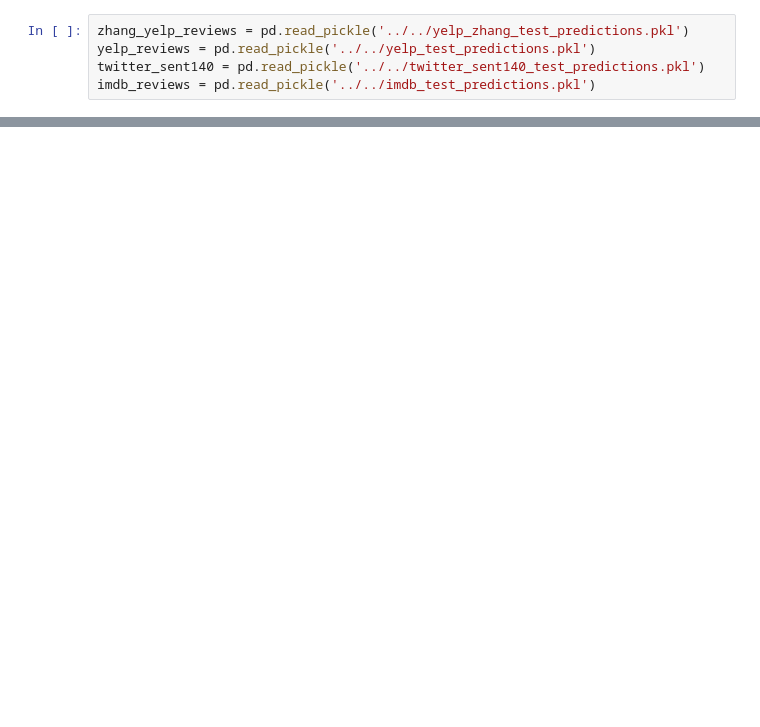
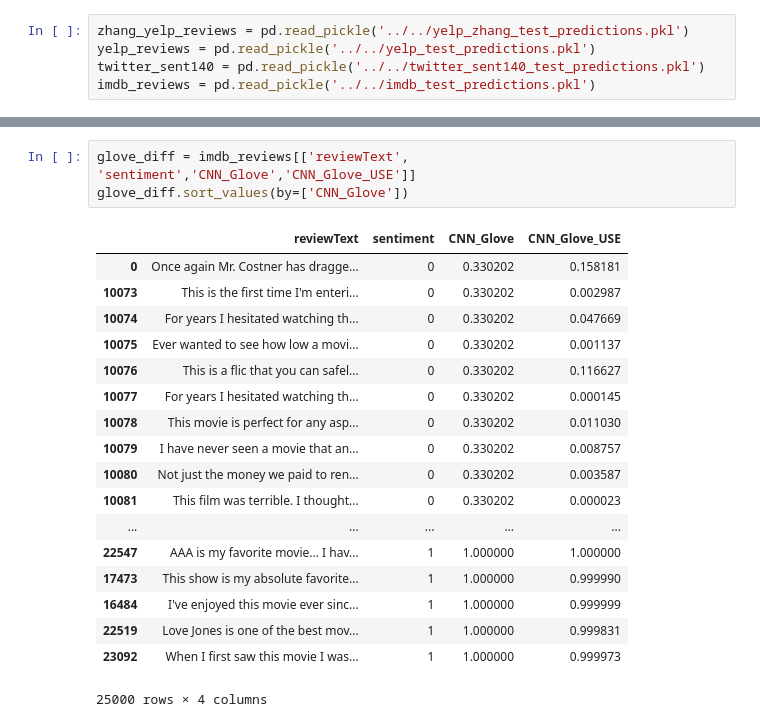
Before and after one commit to lance-miles/w266FinalProject-Amazon, a Jupyter notebook: Notebook/Amazon Reviews - Error Analysis.ipynb, the cells around one changed output, grey strips where cells are left out. Drawn from its saved outputs; the diff is of its cells as text; blank space fills up the shorter version.

```diff
--- a/Notebook/Amazon Reviews - Error Analysis.ipynb
+++ b/Notebook/Amazon Reviews - Error Analysis.ipynb
@@ -40,0 +82,22 @@ imdb_reviews.sort_values(by=['w2V_diff'])
+# %%
+glove_diff = imdb_reviews[['reviewText', 'sentiment','CNN_Glove','CNN_Glove_USE']]
+glove_diff.sort_values(by=['CNN_Glove'])
+# %% [output]
+|  | reviewText | sentiment | CNN_Glove | CNN_Glove_USE |
+| 0 | Once again Mr. Costner has dragge... | 0 | 0.330202 | 0.158181 |
+| 10073 | This is the first time I'm enteri... | 0 | 0.330202 | 0.002987 |
+| 10074 | For years I hesitated watching th... | 0 | 0.330202 | 0.047669 |
+| 10075 | Ever wanted to see how low a movi... | 0 | 0.330202 | 0.001137 |
+| 10076 | This is a flic that you can safel... | 0 | 0.330202 | 0.116627 |
+| 10077 | For years I hesitated watching th... | 0 | 0.330202 | 0.000145 |
+| 10078 | This movie is perfect for any asp... | 0 | 0.330202 | 0.011030 |
+| 10079 | I have never seen a movie that an... | 0 | 0.330202 | 0.008757 |
+| 10080 | Not just the money we paid to ren... | 0 | 0.330202 | 0.003587 |
+| 10081 | This film was terrible. I thought... | 0 | 0.330202 | 0.000023 |
+| ... | ... | ... | ... | ... |
+| 22547 | AAA is my favorite movie... I hav... | 1 | 1.000000 | 1.000000 |
+| 17473 | This show is my absolute favorite... | 1 | 1.000000 | 0.999990 |
+| 16484 | I've enjoyed this movie ever sinc... | 1 | 1.000000 | 0.999999 |
+| 22519 | Love Jones is one of the best mov... | 1 | 1.000000 | 0.999831 |
+| 23092 | When I first saw this movie I was... | 1 | 1.000000 | 0.999973 |
+25000 rows × 4 columns
```
Also changed, not shown: parts of 7 cells of this notebook.
